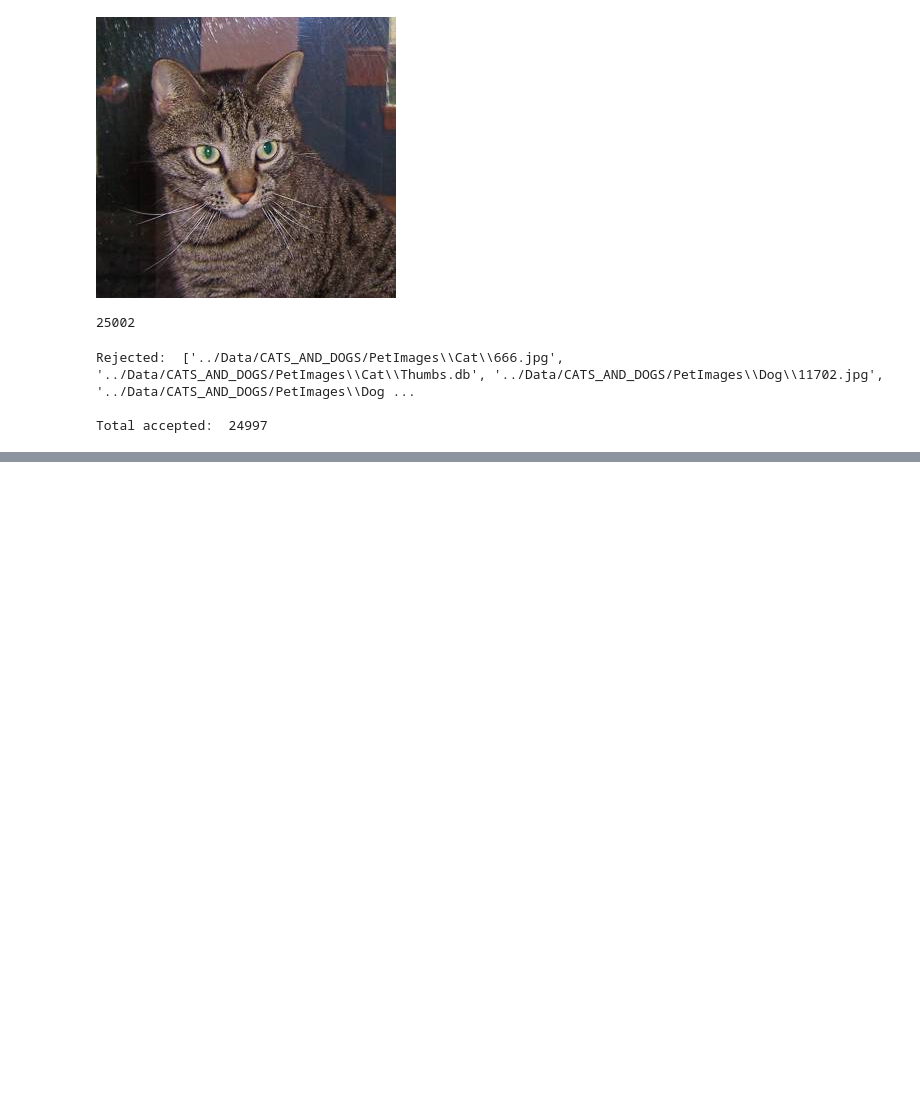
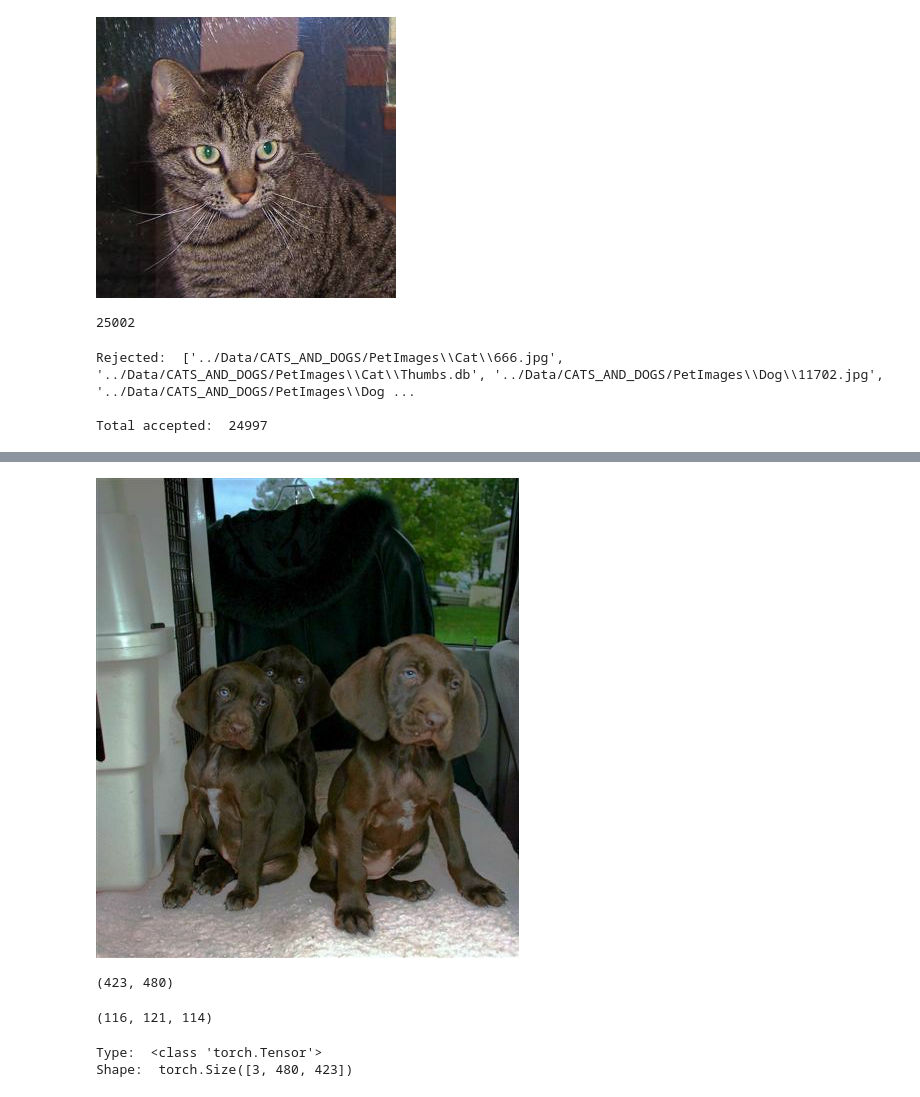
Before and after one commit to mr-rhombus/ML-Bootcamp, a Jupyter notebook: PyTorch/CNNs/real_images_cnn.ipynb, the cells around one changed output, grey strips where cells are left out. Drawn from its saved outputs; the diff is of its cells as text; code cells hidden in the pictures; blank space fills up the shorter version.

Commit message:
Explored image transformations

```diff
--- a/PyTorch/CNNs/real_images_cnn.ipynb
+++ b/PyTorch/CNNs/real_images_cnn.ipynb
@@ -64,0 +99,28 @@ Total accepted:  24997
+# %%
+# Open single image of dog
+dog = Image.open(dogs[100])
+display(dog)
+# %% [output]
+[figure, added]
+# %%
+dog.size
+# %% [output]
+(423, 480)
+# %%
+# Check out top left pixel value
+dog.getpixel((0,0))
+# Some value between 0 and 255
+# %% [output]
+(116, 121, 114)
+# %%
+# Define a transform - we need to turn our .jpg files into tensors. We will be performing a variety of transforms
+transform = transforms.Compose([
+    transforms.ToTensor()
+])
+
+im = transform(dog)
+print('Type: ', type(im))
+print('Shape: ', im.shape)  # color channels, length, width
+# %% [output]
+Type:  <class 'torch.Tensor'>
+Shape:  torch.Size([3, 480, 423])
```
Also changed, not shown: parts of 17 cells of this notebook.
